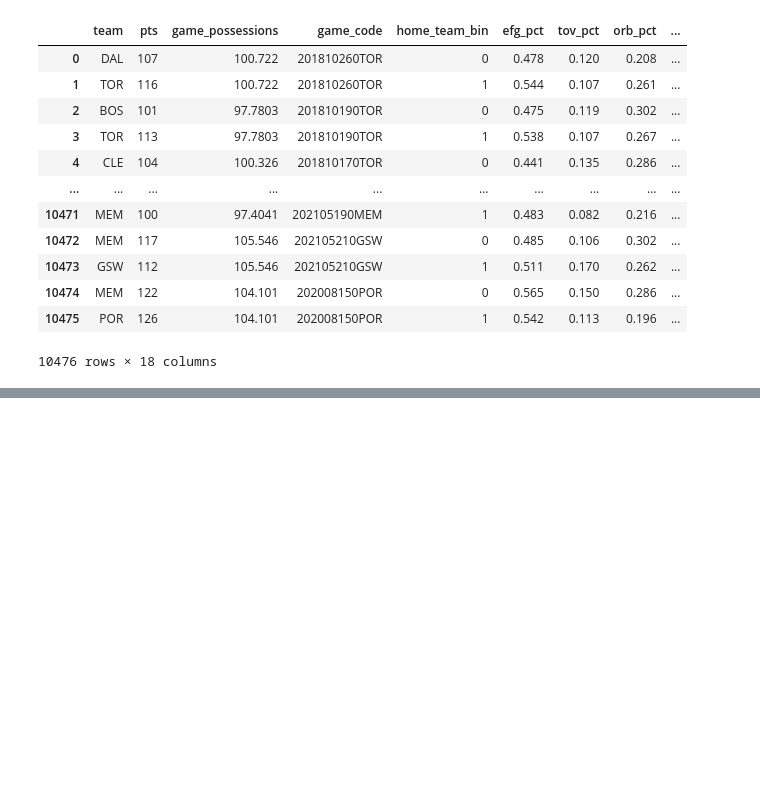
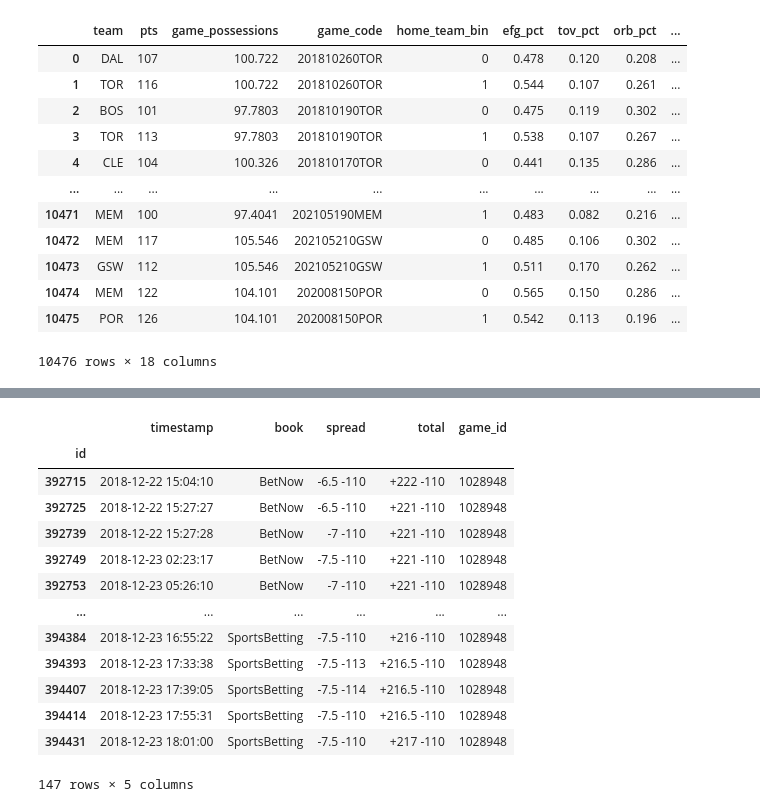
Before and after one commit to kyle-rgb/NBA_Sportsbook_Project, a Jupyter notebook: notebooks/Data Cleaning.ipynb, the cells around one changed output, grey strips where cells are left out. Drawn from its saved outputs; the diff is of its cells as text; code cells hidden in the pictures; blank space fills up the shorter version.

```diff
--- a/notebooks/Data Cleaning.ipynb
+++ b/notebooks/Data Cleaning.ipynb
@@ -600,0 +603,2 @@ df_time
+# %%
+df_time = df_time[(df_time.spread != "X") & (df_time.total != "X")]
@@ -600,0 +639,17 @@ df_time
+# %%
+df_time[df_time.game_id == odds_w_codes[odds_w_codes.game_code == game_results_df.loc[100, "game_code"]].iloc[0, 8]]
+# %% [output]
+|  | timestamp | book | spread | total | game_id |
+| id |  |  |  |  |  |
+| 392715 | 2018-12-22 15:04:10 | BetNow | -6.5 -110 | +222 -110 | 1028948 |
+| 392725 | 2018-12-22 15:27:27 | BetNow | -6.5 -110 | +221 -110 | 1028948 |
+| 392739 | 2018-12-22 15:27:28 | BetNow | -7 -110 | +221 -110 | 1028948 |
+| 392749 | 2018-12-23 02:23:17 | BetNow | -7.5 -110 | +221 -110 | 1028948 |
+| 392753 | 2018-12-23 05:26:10 | BetNow | -7 -110 | +221 -110 | 1028948 |
+| ... | ... | ... | ... | ... | ... |
+| 394384 | 2018-12-23 16:55:22 | SportsBetting | -7.5 -110 | +216 -110 | 1028948 |
+| 394393 | 2018-12-23 17:33:38 | SportsBetting | -7.5 -113 | +216.5 -110 | 1028948 |
+| 394407 | 2018-12-23 17:39:05 | SportsBetting | -7.5 -114 | +216.5 -110 | 1028948 |
+| 394414 | 2018-12-23 17:55:31 | SportsBetting | -7.5 -110 | +216.5 -110 | 1028948 |
+| 394431 | 2018-12-23 18:01:00 | SportsBetting | -7.5 -110 | +217 -110 | 1028948 |
+147 rows × 5 columns
```
Also changed, not shown: parts of 5 cells of this notebook, 3 other files.
